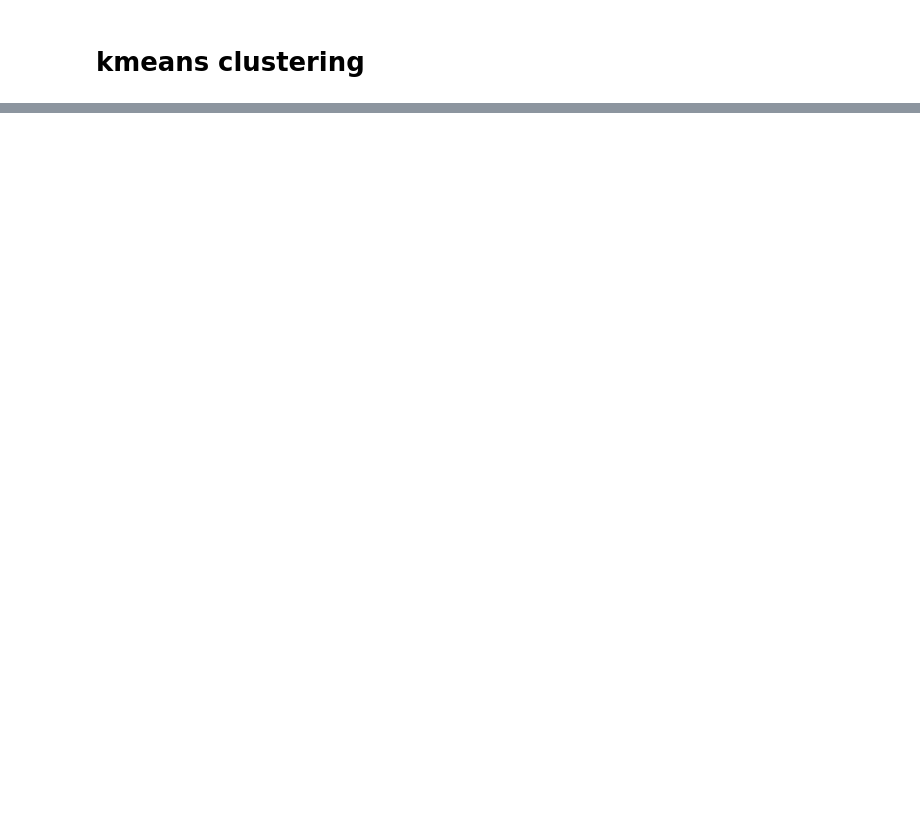
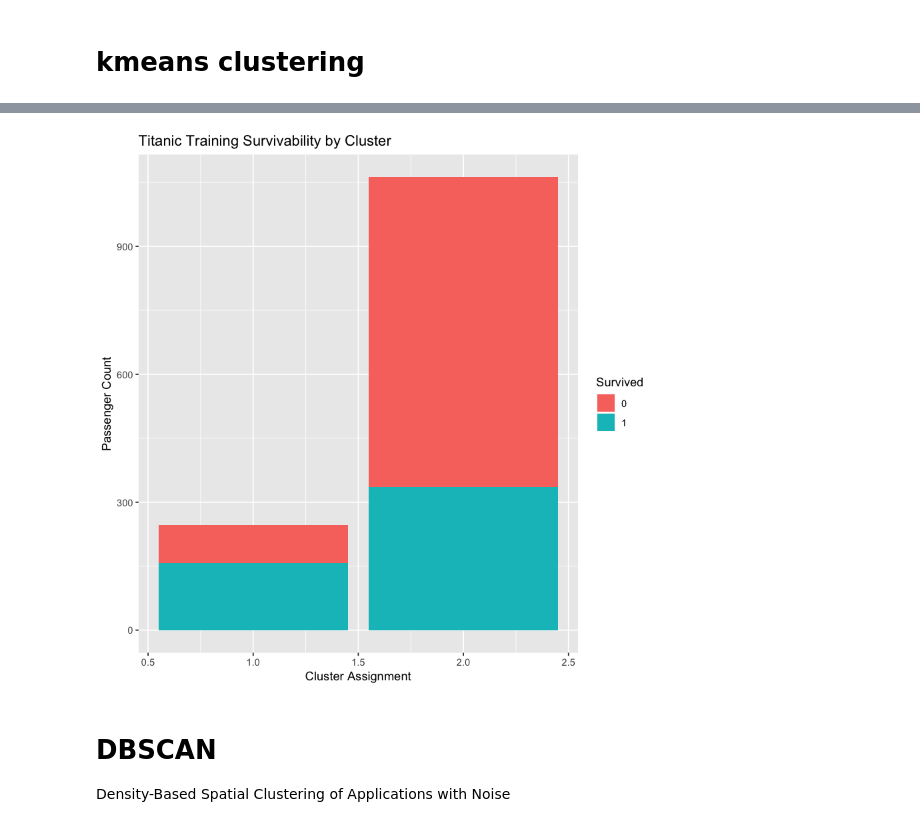
Before and after one commit to experoinc/womens-ml-product-hackathon, a Jupyter notebook: bootcamp/R/4_unsupervised.ipynb, the cells around one changed output, grey strips where cells are left out. Cells and saved outputs as stored; diff of their text form; code cells hidden in the pictures; blank space fills up the shorter version.

```diff
--- a/bootcamp/R/4_unsupervised.ipynb
+++ b/bootcamp/R/4_unsupervised.ipynb
@@ -68,0 +85,13 @@ Principal components are orthogonal to each other, i.e. non-correlated.
+# %%
+ggplot(titanic_unsupervised, aes(x = cluster, fill = Survived)) +
+  #theme_bw() +
+  geom_bar() +
+  labs(x = "Cluster Assignment",
+       y = "Passenger Count",
+       title = "Titanic Training Survivability by Cluster")
+# %% [output]
+[figure, added]
+# %% [markdown]
+# DBSCAN
+
+Density-Based Spatial Clustering of Applications with Noise
```
Also changed, not shown: parts of 20 cells of this notebook, 3 other files.
